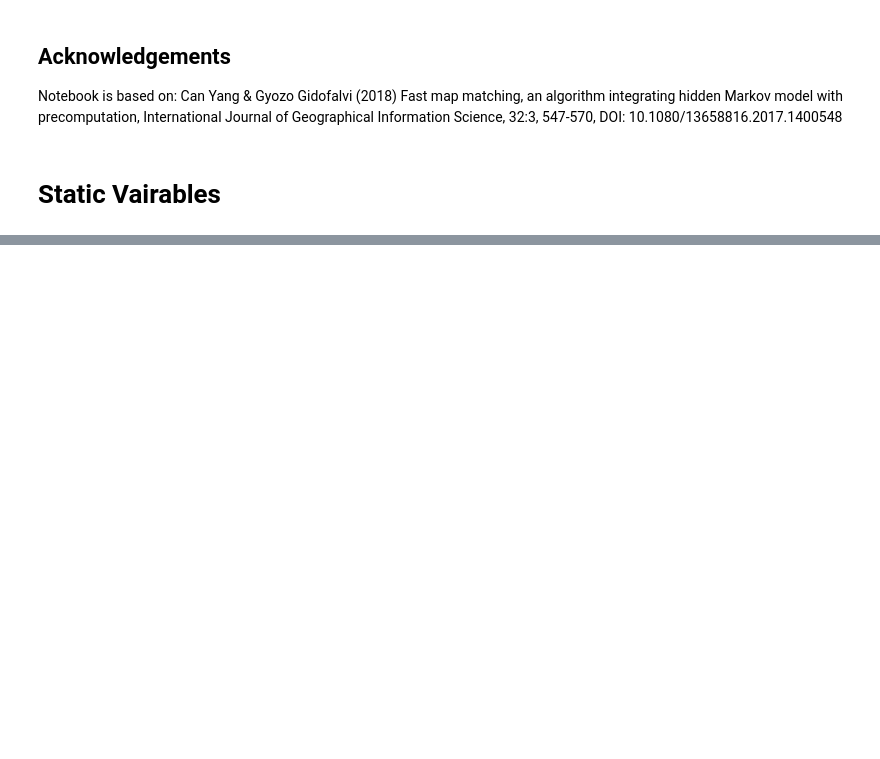
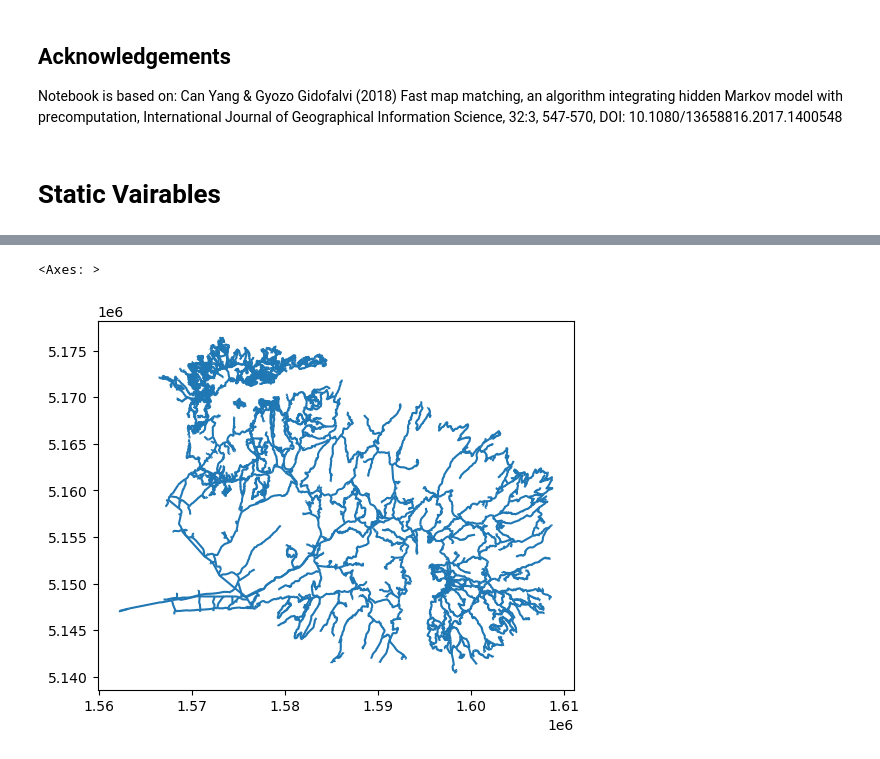
Before and after one commit to MaxwellBusby/banks-peninsula-organic-data-processing, a Jupyter notebook: Map_Matching.ipynb, the cells around one changed output, grey strips where cells are left out. Drawn from its saved outputs; the diff is of its cells as text; code cells hidden in the pictures; blank space fills up the shorter version.

```diff
--- a/Map_Matching.ipynb
+++ b/Map_Matching.ipynb
@@ -68,8 +68,5 @@ for filter_name, filter_value in network_filters.items():
     gdf_edges = gdf_edges[['u','v','osmid','highway','geometry']]
     gdf_edges.to_file(f"Data/Supplementaries/{filter_name}_Edges.gpkg", driver="GPKG")
 # %%
-a_edges = gpd.read_file("Data/Supplementaries/A_Edges.gpkg")
+edges = gpd.read_file("Data/Map_Matching/Graph_Filter_all/edges.shp").to_crs(epsg=2193)
 all_edges = gpd.read_file("Data/Supplementaries/all_Edges.gpkg")
-# %%
-a_edges["osmid"] = a_edges["osmid"].astype(str)
-all_edges["osmid"] = all_edges["osmid"].astype(str)
@@ -160,0 +166,5 @@ else:
+# %%
+unidirectional_edges.plot()
+# %% [output]
+<Axes: >
+[figure, added]
```
Also changed, not shown: parts of 7 cells of this notebook, 1 other file.
